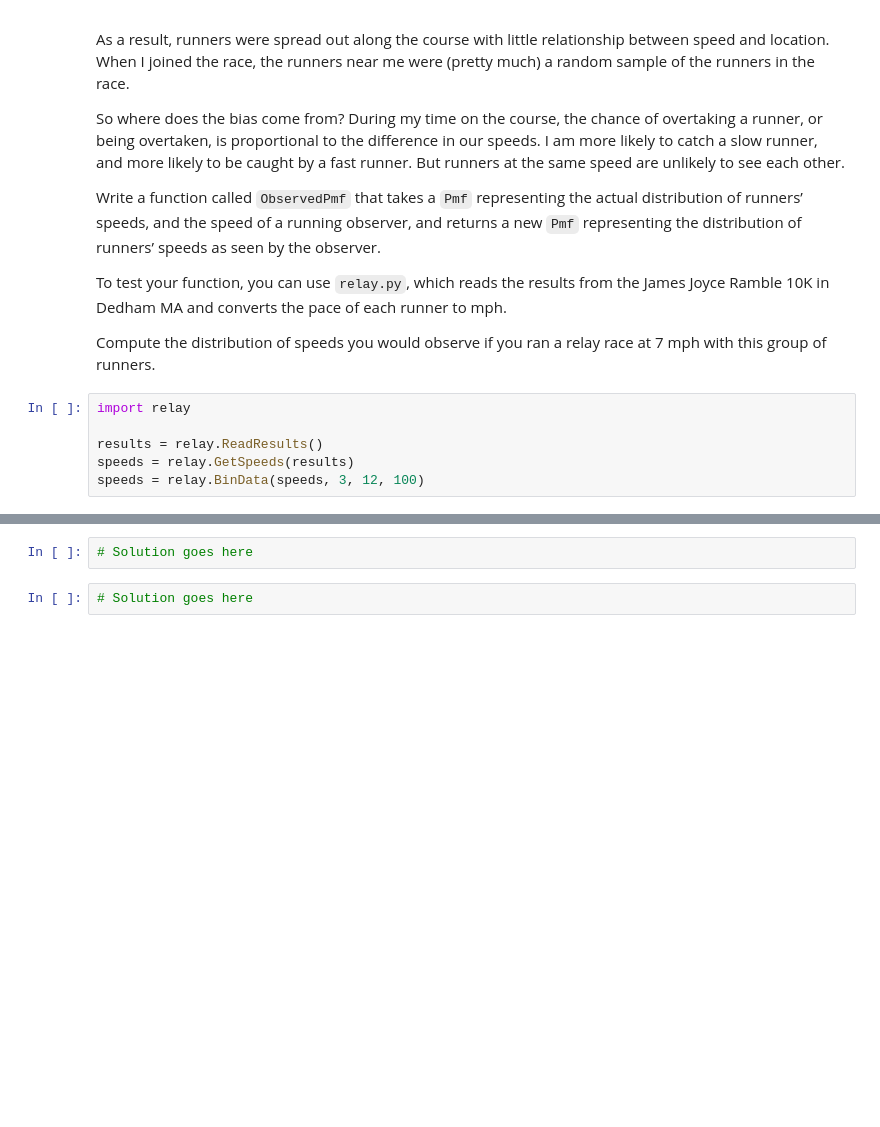
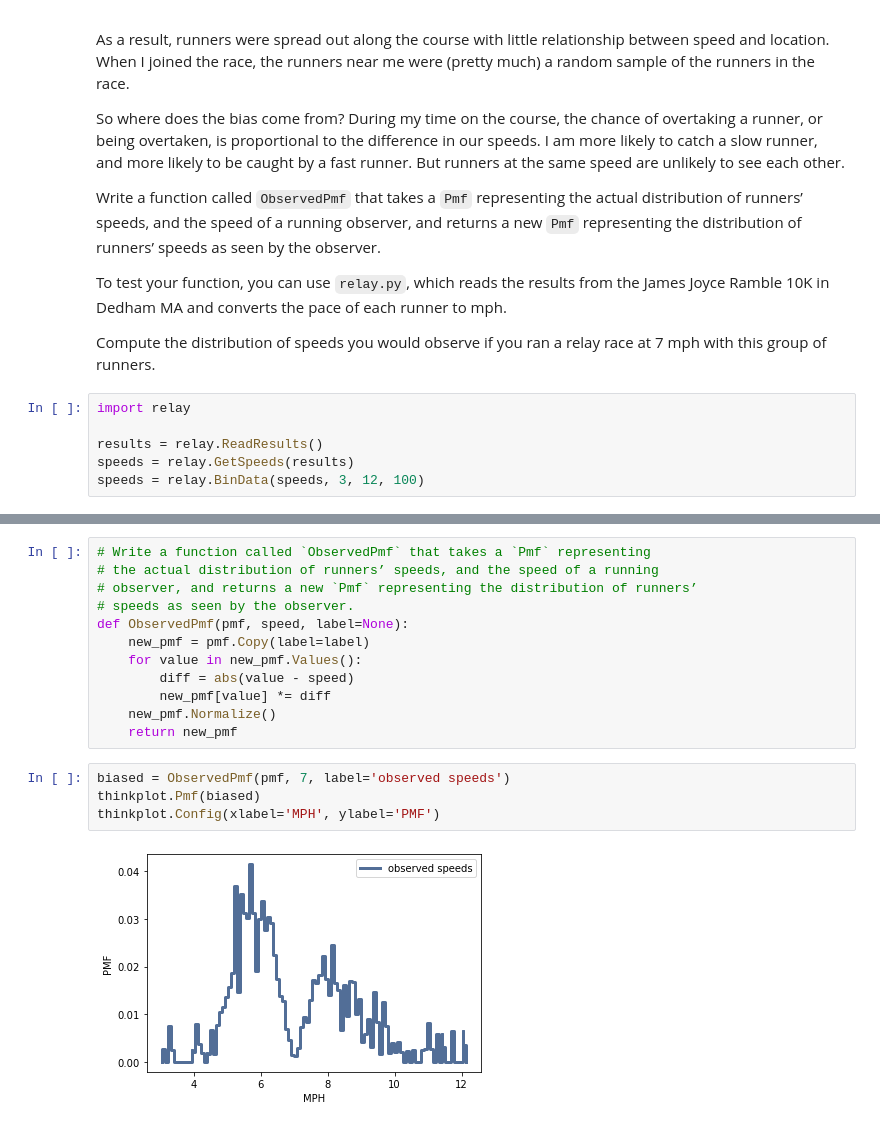
Before and after one commit to choman/dsc530, a Jupyter notebook: week04/ChadHoman_chap03-1.ipynb, the cells around one changed output, grey strips where cells are left out. Drawn from its saved outputs; the diff is of its cells as text; blank space fills up the shorter version.

```diff
--- a/week04/ChadHoman_chap03-1.ipynb
+++ b/week04/ChadHoman_chap03-1.ipynb
@@ -429,4 +440,18 @@ thinkplot.Config(xlabel='Speed (mph)', ylabel='PMF')
-# %%
-# Solution goes here
-# %%
-# Solution goes here
+# %%
+# Write a function called `ObservedPmf` that takes a `Pmf` representing
+# the actual distribution of runners’ speeds, and the speed of a running
+# observer, and returns a new `Pmf` representing the distribution of runners’
+# speeds as seen by the observer.
+def ObservedPmf(pmf, speed, label=None):
+    new_pmf = pmf.Copy(label=label)
+    for value in new_pmf.Values():
+        diff = abs(value - speed)
+        new_pmf[value] *= diff
+    new_pmf.Normalize()
+    return new_pmf
+# %%
+biased = ObservedPmf(pmf, 7, label='observed speeds')
+thinkplot.Pmf(biased)
+thinkplot.Config(xlabel='MPH', ylabel='PMF')
+# %% [output]
+[figure, added]
```
Also changed, not shown: parts of 17 cells of this notebook, 5 other files.
